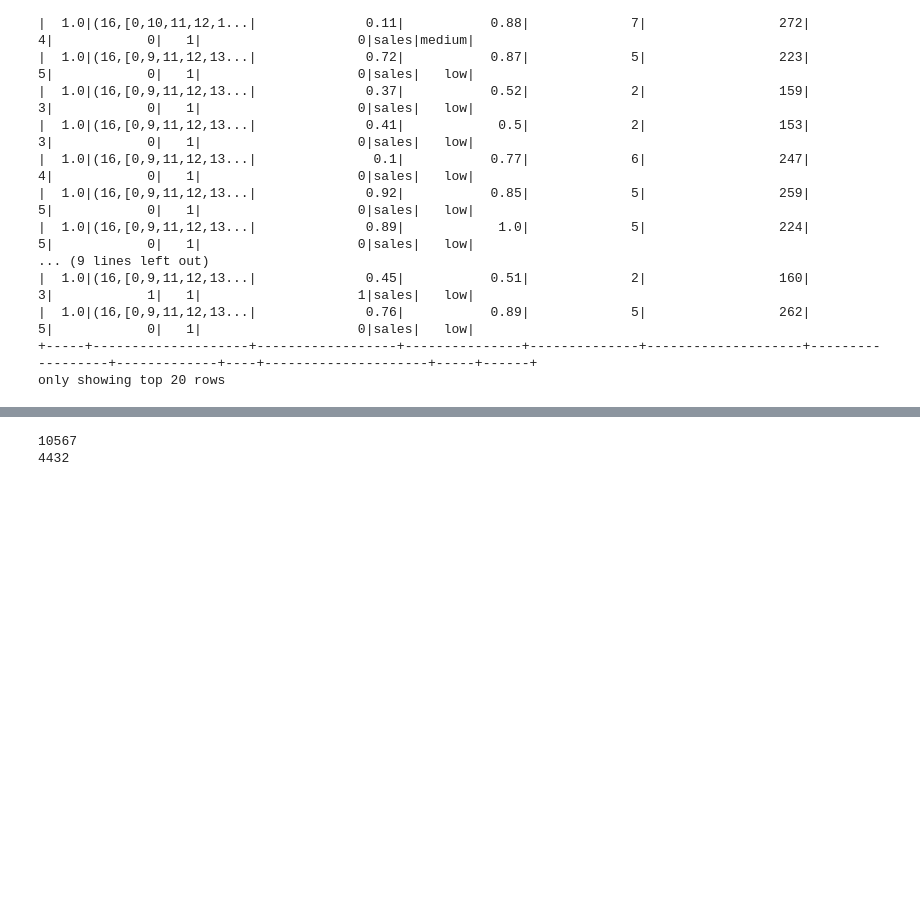
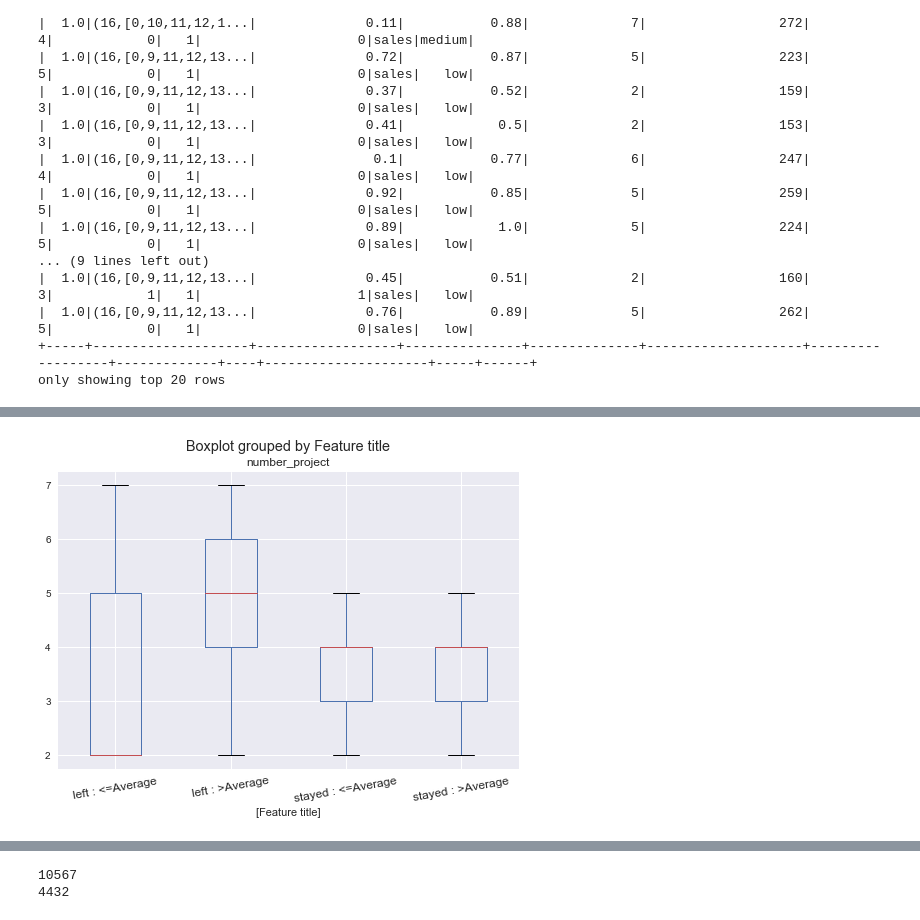
Before and after one commit to kkgoswami/humanResourceAnalytics, a Jupyter notebook: spark2.ipynb, the cells around one changed output, grey strips where cells are left out. Cells and saved outputs as stored; diff of their text form; code cells hidden in the pictures; blank space fills up the shorter version.

```diff
--- a/spark2.ipynb
+++ b/spark2.ipynb
@@ -98,0 +191,7 @@ only showing top 20 rows
+# %%
+hrData[['Feature title', 'number_project']].boxplot(by = 'Feature title')
+plt.xticks(rotation = 10)
+plt.savefig('avg_project_box_plot.png')
+plt.show()
+# %% [output]
+[figure, added]
```
Also changed, not shown: parts of 48 cells of this notebook, 6 other files.
